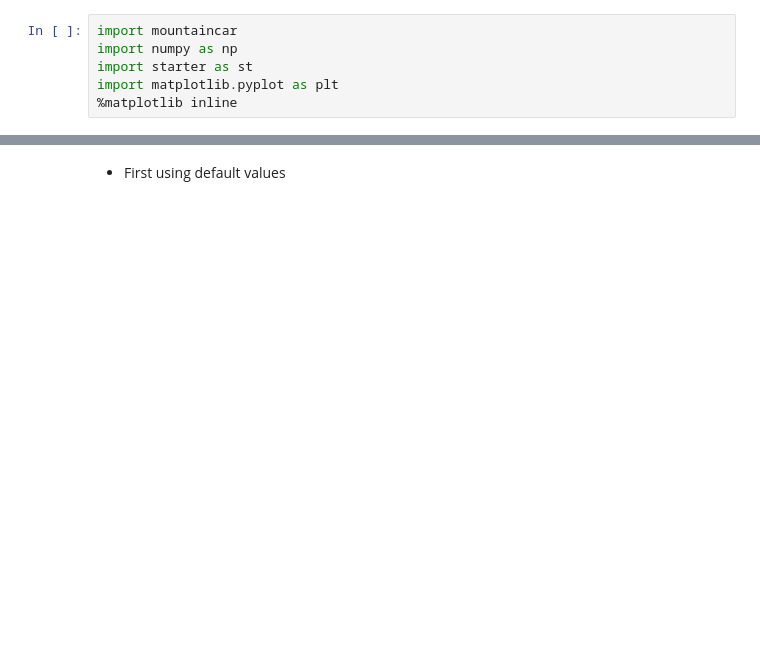
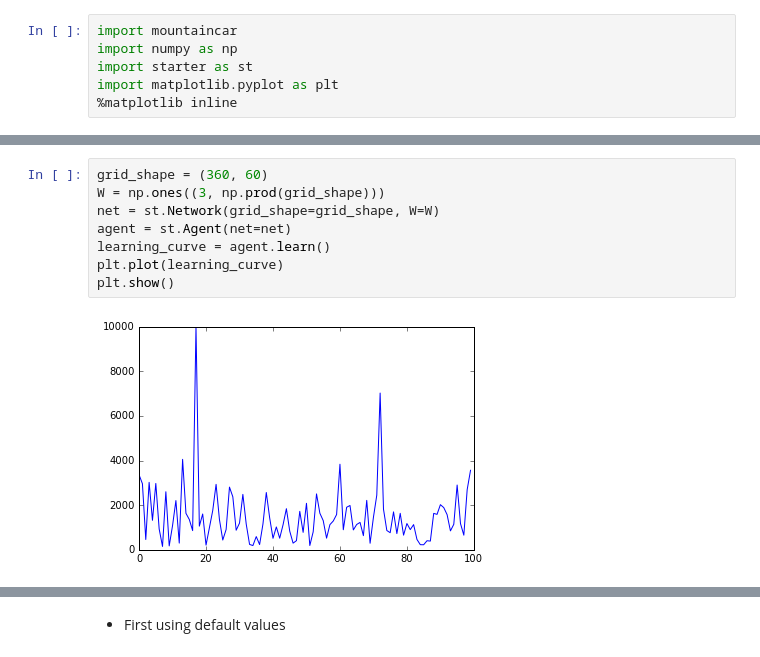
Before and after one commit to rodrigo-pena/rl-mountain-car, a Jupyter notebook: experiments.ipynb, the cells around one changed output, grey strips where cells are left out. Saved outputs shown, nothing was run; the diff lists cells and outputs as text; blank space fills up the shorter version.

```diff
--- a/experiments.ipynb
+++ b/experiments.ipynb
@@ -11,0 +19,10 @@ plt.show()
+# %%
+grid_shape = (360, 60)
+W = np.ones((3, np.prod(grid_shape)))
+net = st.Network(grid_shape=grid_shape, W=W)
+agent = st.Agent(net=net)
+learning_curve = agent.learn()
+plt.plot(learning_curve)
+plt.show()
+# %% [output]
+[figure, added]
```
Also changed, not shown: parts of 31 cells of this notebook, 3 other files.
